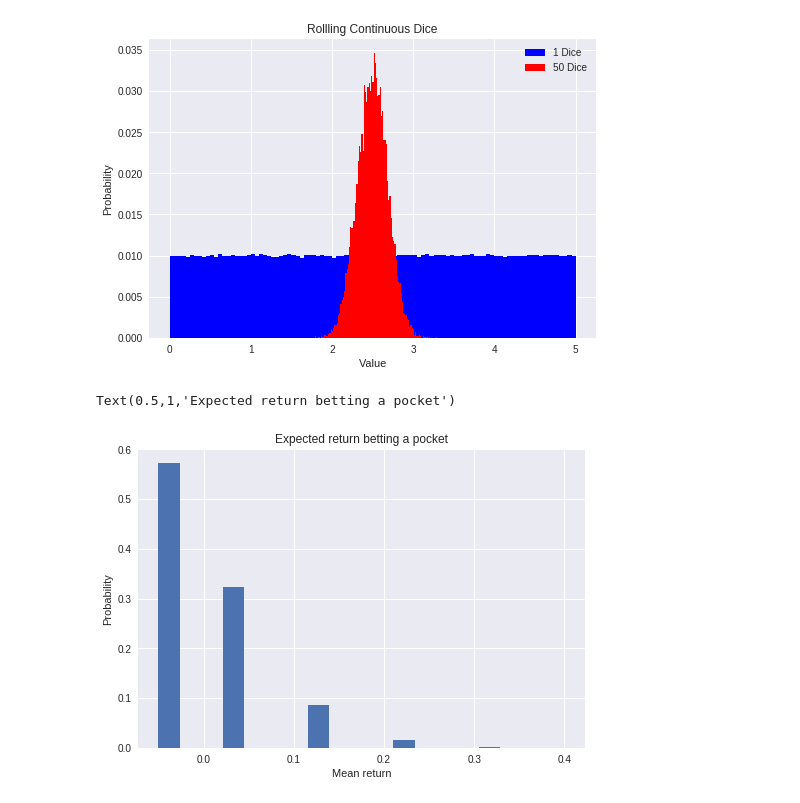
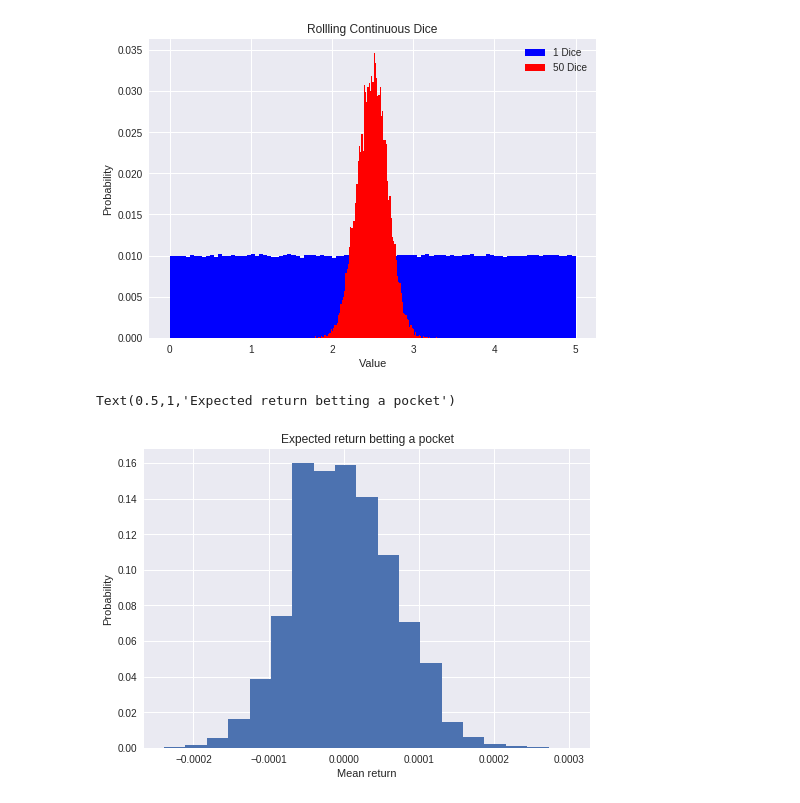
Before and after one commit to rainu1729/data-analysis, a Jupyter notebook: EDXcourse600_2x.ipynb, the cells around one changed output. Cells and saved outputs as stored; diff of their text form; code cells hidden in the pictures.

```diff
--- a/EDXcourse600_2x.ipynb
+++ b/EDXcourse600_2x.ipynb
@@ -2056,28 +2056,28 @@ plt.legend()
 # %%
 # Spinning roulette
 
 import numpy as np
 
 from matplotlib import pyplot as plt
 
-numTrials = 5000
-numSpins  = 20
+numTrials = 50000
+numSpins  = 200
 game   = FairRoulette()
 
 means = []
 
 for _ in range(numTrials):
 
     means.append(findPocketReturn(game,1,numSpins,False)[0]/numSpins)
 
 
 plt.hist(means,bins=19,weights=np.array(len(means)*[1])/len(means))
 
 plt.xlabel('Mean return')
 
 plt.ylabel('Probability')
 
 plt.title('Expected return betting a pocket')
 # %% [output]
 Text(0.5,1,'Expected return betting a pocket')
-[figure, old version]
+[figure, new version]
```
Also changed, not shown: parts of 8 cells of this notebook.
